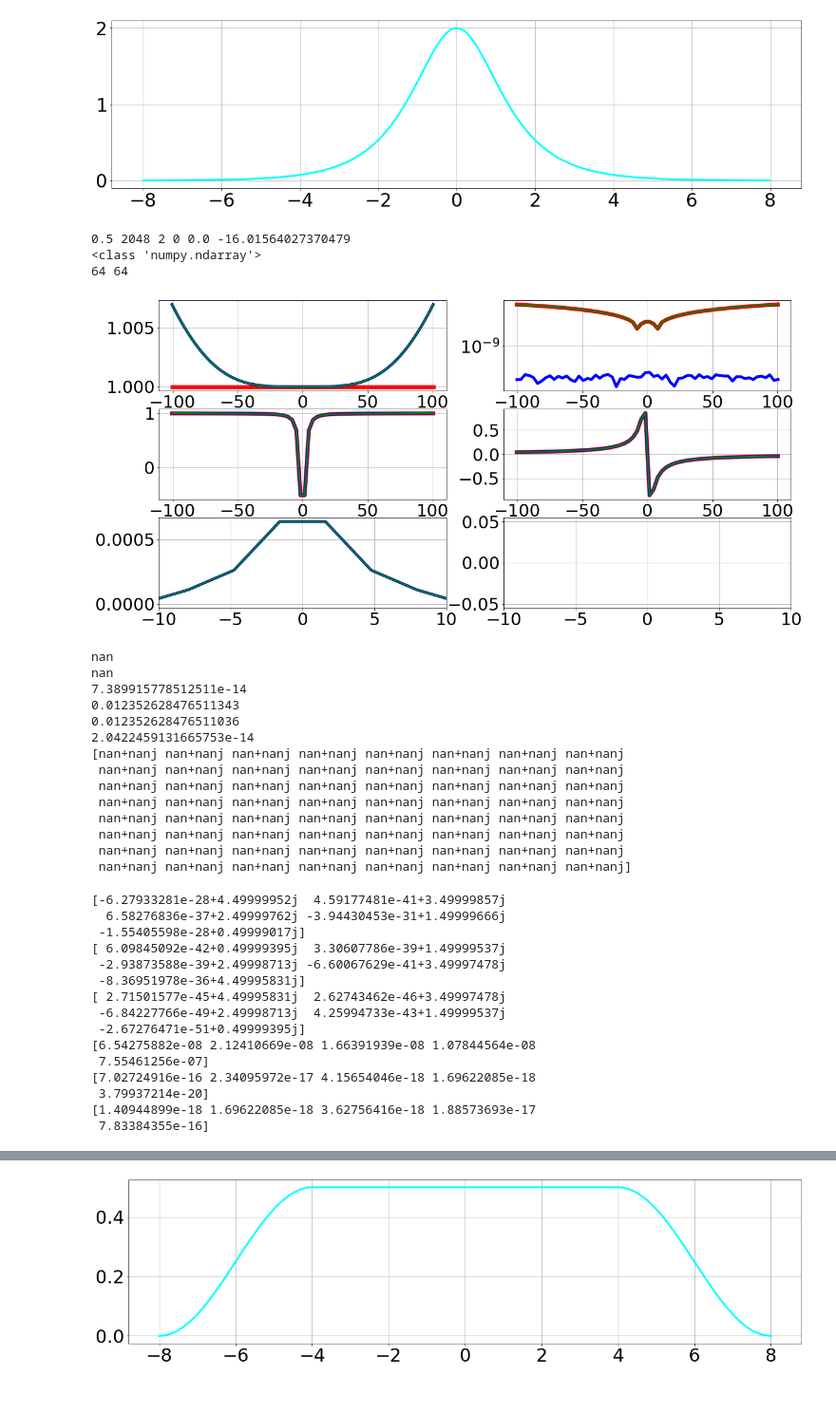
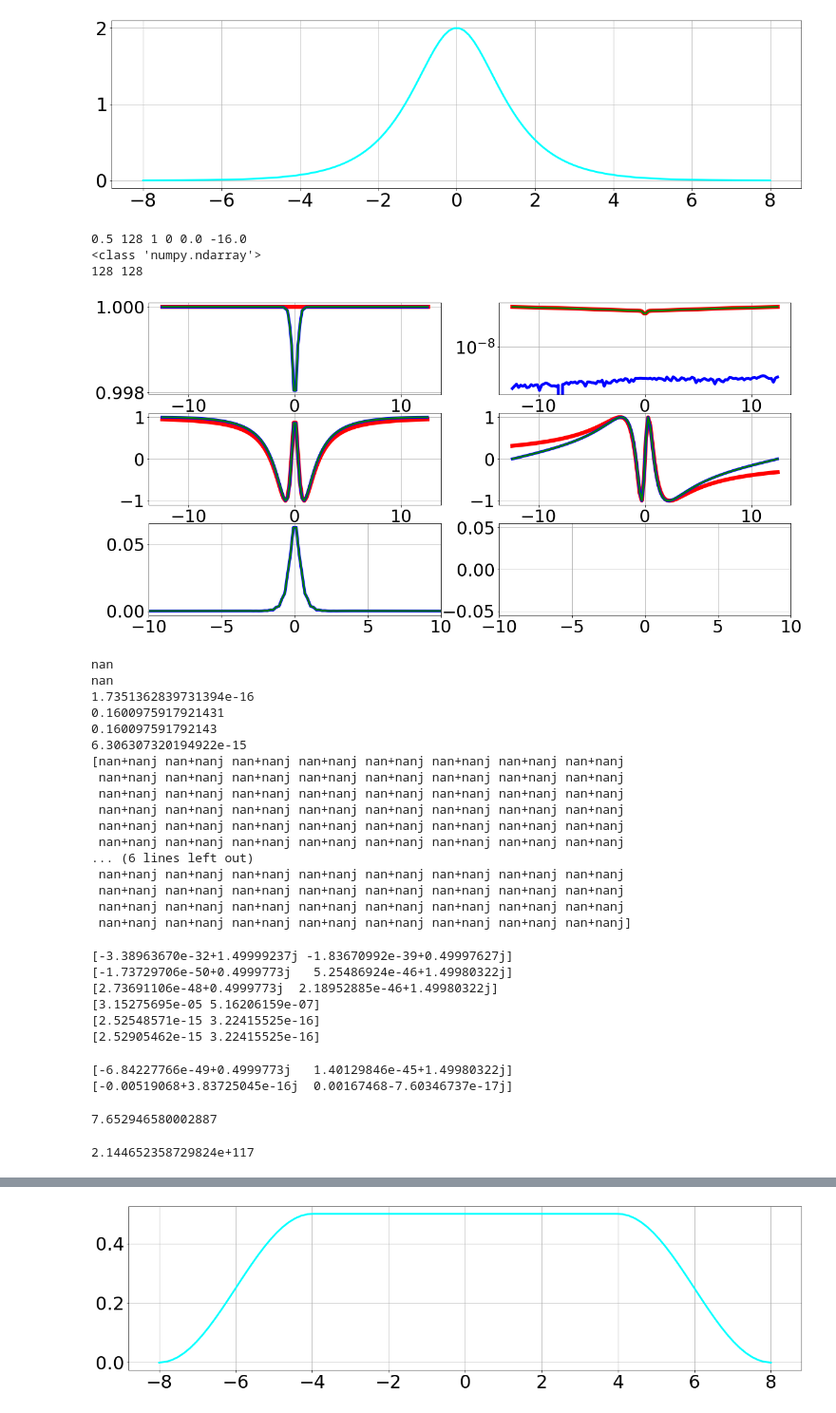
Before and after one commit to esf0/nft-processing, a Jupyter notebook: notebooks/test_nft_poly.ipynb, the cells around one changed output, grey strips where cells are left out. Shown: that part at 95% size. Saved outputs shown, nothing was run; the diff lists cells and outputs as text; code cells hidden in the pictures.

```diff
--- a/notebooks/test_nft_poly.ipynb
+++ b/notebooks/test_nft_poly.ipynb
@@ -39,13 +43,13 @@ ampl = 2.0
 chirp = 0.0
 
 t_span = 16.0
-n_t = 2 ** 10
+n_t = 2 ** 7
 
 dt = t_span / (n_t - 1)
 t = np.array([i * dt - t_span / 2. for i in range(n_t)])
 
 xi_span = np.pi / dt
-n_xi = 2 ** 6
+n_xi = 2 ** 7
 d_xi = xi_span / (n_xi - 1)
 xi = np.array([i * d_xi - xi_span / 2. for i in range(n_xi)])
 
@@ -59,7 +63,7 @@ axs.grid(True)
 # %% [output]
 [figure]
 # %%
-fnft_type = 11
+fnft_type = 0
 
 res0 = nsev(q, t, xi[0], xi[-1], n_xi, dis=0, cst=1)
 res = nsev(q, t, xi[0], xi[-1], n_xi, dis=fnft_type, cst=1)
@@ -104,36 +108,36 @@ axs[0][0].grid(True)
 
 axs[0][1].plot(xi, np.absolute(a_xi - a_poly), color[0], linewidth=7)
 axs[0][1].plot(xi, np.absolute(a_fnft - a_poly), color[1], linewidth=5)
 axs[0][1].plot(xi, np.absolute(a_xi - a_fnft), color[2], linewidth=3)
 axs[0][1].set_yscale('log')
 axs[0][1].grid(True)
 
 axs[1][0].plot(xi, np.real(a_xi), color[0], linewidth=7)
 axs[1][0].plot(xi, np.real(a_poly), color[1], linewidth=5)
 axs[1][0].plot(xi, np.real(a_fnft), color[2], linewidth=3)
 axs[1][0].grid(True)
 
 axs[1][1].plot(xi, np.imag(a_xi), color[0], linewidth=7)
 axs[1][1].plot(xi, np.imag(a_poly), color[1], linewidth=5)
 axs[1][1].plot(xi, np.imag(a_fnft), color[2], linewidth=3)
 axs[1][1].grid(True)
 
 axs[2][0].plot(xi, np.absolute(b_xi / a_xi), color[0], linewidth=7)
 axs[2][0].plot(xi, np.absolute(b_poly / a_poly), color[1], linewidth=5)
 axs[2][0].plot(xi, np.absolute(b_fnft / a_fnft), color[2], linewidth=3)
 axs[2][0].set_xlim(-10, 10)
 axs[2][0].grid(True)
 
 axs[2][1].plot(xi, np.absolute(b_xi / a_xi - b_poly / a_poly), color[0], linewidth=7)
 # axs[2][1].plot(xi, np.absolute(b_fnft / a_fnft - b_poly / a_poly), color[1], linewidth=5)
 axs[2][1].plot(xi, np.absolute(b_xi / a_xi - b_fnft / a_fnft), color[2], linewidth=3)
 axs[2][1].set_xlim(-10, 10)
 axs[2][1].grid(True)
 # %% [output]
-0.5 2048 2 0 0.0 -16.01564027370479
+0.5 128 1 0 0.0 -16.0
 <class 'numpy.ndarray'>
-64 64
+128 128
-[figure, old version]
+[figure, new version]
 # %%
 print(np.mean(np.absolute(b_poly - b_xi)))
 print(np.mean(np.absolute(b_fnft - b_xi)))
@@ -145,16 +149,19 @@ print(b_xi)
 # %% [output]
 nan
 nan
-7.389915778512511e-14
-0.012352628476511343
-0.012352628476511036
-2.0422459131665753e-14
+1.7351362839731394e-16
+0.1600975917921431
+0.160097591792143
+6.306307320194922e-15
 [nan+nanj nan+nanj nan+nanj nan+nanj nan+nanj nan+nanj nan+nanj nan+nanj
  nan+nanj nan+nanj nan+nanj nan+nanj nan+nanj nan+nanj nan+nanj nan+nanj
  nan+nanj nan+nanj nan+nanj nan+nanj nan+nanj nan+nanj nan+nanj nan+nanj
  nan+nanj nan+nanj nan+nanj nan+nanj nan+nanj nan+nanj nan+nanj nan+nanj
  nan+nanj nan+nanj nan+nanj nan+nanj nan+nanj nan+nanj nan+nanj nan+nanj
  nan+nanj nan+nanj nan+nanj nan+nanj nan+nanj nan+nanj nan+nanj nan+nanj
+... (6 lines left out)
+ nan+nanj nan+nanj nan+nanj nan+nanj nan+nanj nan+nanj nan+nanj nan+nanj
+ nan+nanj nan+nanj nan+nanj nan+nanj nan+nanj nan+nanj nan+nanj nan+nanj
  nan+nanj nan+nanj nan+nanj nan+nanj nan+nanj nan+nanj nan+nanj nan+nanj
  nan+nanj nan+nanj nan+nanj nan+nanj nan+nanj nan+nanj nan+nanj nan+nanj]
 # %%
@@ -172,18 +179,41 @@ print(np.absolute(a_d_pjt))
 print(np.absolute(a_d_fnft))
 print(np.absolute(a_d_fnft0))
 # %% [output]
-[-6.27933281e-28+4.49999952j  4.59177481e-41+3.49999857j
-  6.58276836e-37+2.49999762j -3.94430453e-31+1.49999666j
- -1.55405598e-28+0.49999017j]
-[ 6.09845092e-42+0.49999395j  3.30607786e-39+1.49999537j
- -2.93873588e-39+2.49998713j -6.60067629e-41+3.49997478j
- -8.36951978e-36+4.49995831j]
-[ 2.71501577e-45+4.49995831j  2.62743462e-46+3.49997478j
- -6.84227766e-49+2.49998713j  4.25994733e-43+1.49999537j
- -2.67276471e-51+0.49999395j]
-[6.54275882e-08 2.12410669e-08 1.66391939e-08 1.07844564e-08
- 7.55461256e-07]
-[7.02724916e-16 2.34095972e-17 4.15654046e-18 1.69622085e-18
- 3.79937214e-20]
-[1.40944899e-18 1.69622085e-18 3.62756416e-18 1.88573693e-17
- 7.83384355e-16]
+[-3.38963670e-32+1.49999237j -1.83670992e-39+0.49997627j]
+[-1.73729706e-50+0.4999773j   5.25486924e-46+1.49980322j]
+[2.73691106e-48+0.4999773j  2.18952885e-46+1.49980322j]
+[3.15275695e-05 5.16206159e-07]
+[2.52548571e-15 3.22415525e-16]
+[2.52905462e-15 3.22415525e-16]
+# %%
+xi_test = res0['bound_states']
+# xi_test = np.array([0.5j, 1.5j])
+print(xi_test)
+z_test = np.exp(2j * xi_test / (deg1step - 2 * deg1step_denom) * dt)
+a_in_z_test = np.polyval(a_coef, z_test)
+print(a_in_z_test)
+# %% [output]
+[-6.84227766e-49+0.4999773j   1.40129846e-45+1.49980322j]
+[-0.00519068+3.83725045e-16j  0.00167468-7.60346737e-17j]
+# %%
+d_xi_for_init = xi_span / (len(a_coef) - 1 - 1)
+xi_for_init = np.array([k * d_xi_for_init - xi_span / 2. for k in range(len(a_coef) - 1)])
+init_approx = np.exp(2j * xi_for_init / (deg1step - 2 * deg1step_denom) * dt)
+roots = nft.aberth_ehrlich(a_coef, max_iter=11, tol=1e-10, check_tol=False, initial=init_approx)
+
+
+# z = np.exp(2j * xi / (deg1step - 2 * deg1step_denom) * dt)
+
+roots_xi = 1.0 / (2j / (deg1step - 2 * deg1step_denom) * dt) * np.log(roots)
+
+# print(roots)
+poly_in_roots = np.polyval(a_coef, roots)
+print(np.max(np.absolute(poly_in_roots)))
+# %% [output]
+7.652946580002887
+# %%
+roots_next = nft.aberth_ehrlich(a_coef, max_iter=13, tol=1e-10, check_tol=False, initial=init_approx)
+print(np.max(np.absolute(np.polyval(a_coef, roots_next))))
+roots_xi_next = 1.0 / (2j / (deg1step - 2 * deg1step_denom) * dt) * np.log(roots_next)
+# %% [output]
+2.144652358729824e+117
```
Also changed, not shown: parts of 9 cells of this notebook, 5 other files.
